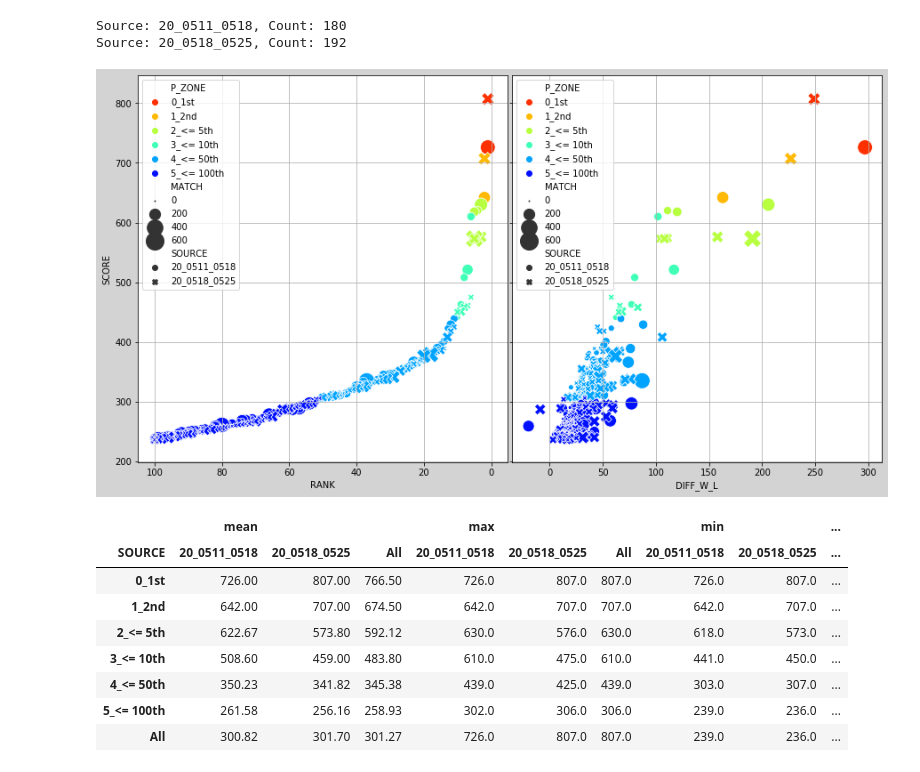
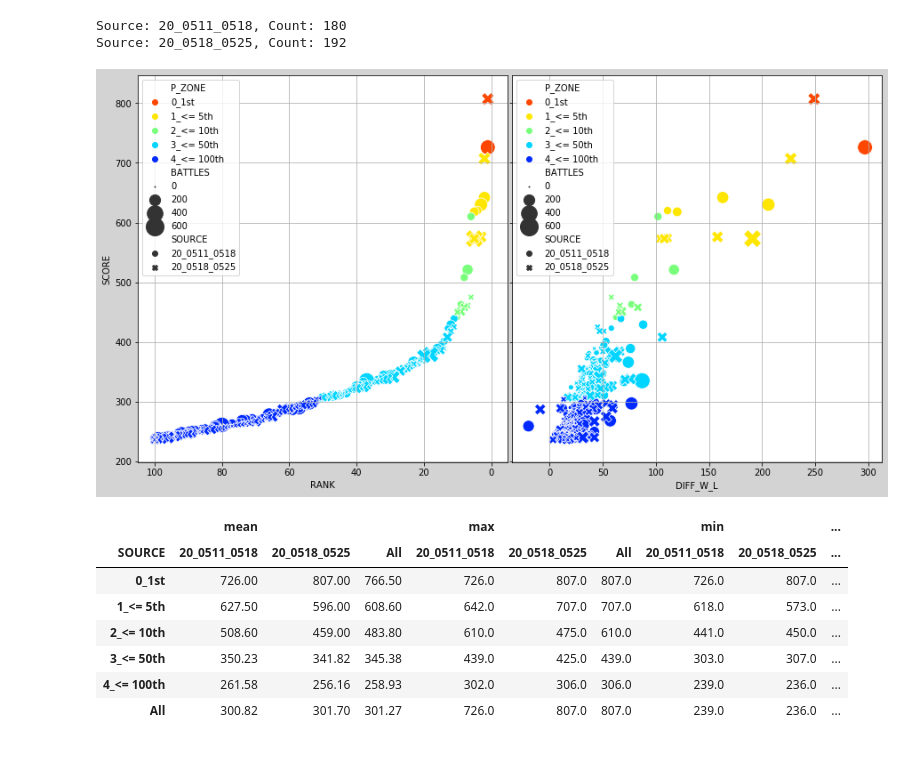
Before and after one commit to taronaldinho/bot_analyzation, a Jupyter notebook: anl_weekly_score.ipynb, the cells around one changed output. Drawn from its saved outputs; the diff is of its cells as text; code cells hidden in the pictures.

```diff
--- a/anl_weekly_score.ipynb
+++ b/anl_weekly_score.ipynb
@@ -9,7 +9,7 @@ pd.options.display.precision = 2
 data_sources = {"20_0511_0518": "./weekly/2020_0511_0518.csv",
                 "20_0518_0525": "./weekly/2020_0518_0525.csv"}
 
-df = pd.DataFrame(columns=("RANK","MATCH", "WIN", "LOSE", "DRAW", "SCORE"))
+df = pd.DataFrame(columns=("RANK","BATTLES", "WIN", "LOSE", "DRAW", "SCORE"))
 
 for k, v in data_sources.items():
     tmp = pd.read_csv(v, encoding="utf8", dtype="float")
@@ -26,49 +26,46 @@ Source: 20_0518_0525, Count: 192
 def get_prize_zone(rank):
     if rank == 1:
         return "0_1st"
-    elif rank == 2:
-        return "1_2nd"
     elif rank <= 5:
-        return "2_<= 5th"
+        return "1_<= 5th"
     elif rank <= 10:
-        return "3_<= 10th"
+        return "2_<= 10th"
     elif rank <= 50:
-        return "4_<= 50th"
+        return "3_<= 50th"
     elif rank<= 100:
-        return "5_<= 100th"
+        return "4_<= 100th"
     else:
-        return "out of zone"
+        return "5_out of zone"
 
-df["P_ZONE"] = df["RANK"].apply(get_zone)
+df["P_ZONE"] = df["RANK"].apply(get_prize_zone)
 # %%
-df["WIN_RATIO"] = df["WIN"]/df["MATCH"]  # 勝率
+df["WIN_RATIO"] = df["WIN"]/df["BATTLES"]  # 勝率
 df["DIFF_W_L"] = df["WIN"]-df["LOSE"]  # 勝敗の差
 # %%
 fig, ax = plt.subplots(1, 2, facecolor="lightgray",
                        sharey=True, figsize=(15,8))
 fig.subplots_adjust(wspace=0.01)
 
 sns.scatterplot("RANK", "SCORE", hue="P_ZONE", palette="jet_r",
-                style="SOURCE", size="MATCH", sizes=(1, 400), ax=ax.flatten()[0], data=df)
+                style="SOURCE", size="BATTLES", sizes=(1, 400), ax=ax.flatten()[0], data=df)
 ax.flatten()[0].grid()
 ax.flatten()[0].set_xlim(105, -5)
 
 sns.scatterplot("DIFF_W_L", "SCORE", hue="P_ZONE", palette="jet_r",
-                style="SOURCE", size="MATCH", sizes=(1, 400), ax=ax.flatten()[1], data=df)
+                style="SOURCE", size="BATTLES", sizes=(1, 400), ax=ax.flatten()[1], data=df)
 ax.flatten()[1].grid()
 
 plt.show()
 # %% [output]
-[figure, old version]
+[figure, new version]
 # %%
-pd.pivot_table(df, index="ZONE", columns="SOURCE", values="SCORE", aggfunc=["mean", "max", "min", "std"], margins=True)
+pd.pivot_table(df, index="P_ZONE", columns="SOURCE", values="SCORE", aggfunc=["mean", "max", "min", "std"], margins=True)
 # %% [output]
 |  | mean |  |  | max |  |  | min |  | ... |
 | SOURCE | 20_0511_0518 | 20_0518_0525 | All | 20_0511_0518 | 20_0518_0525 | All | 20_0511_0518 | 20_0518_0525 | ... |
 | 0_1st | 726.00 | 807.00 | 766.50 | 726.0 | 807.0 | 807.0 | 726.0 | 807.0 | ... |
-| 1_2nd | 642.00 | 707.00 | 674.50 | 642.0 | 707.0 | 707.0 | 642.0 | 707.0 | ... |
-| 2_<= 5th | 622.67 | 573.80 | 592.12 | 630.0 | 576.0 | 630.0 | 618.0 | 573.0 | ... |
-| 3_<= 10th | 508.60 | 459.00 | 483.80 | 610.0 | 475.0 | 610.0 | 441.0 | 450.0 | ... |
-| 4_<= 50th | 350.23 | 341.82 | 345.38 | 439.0 | 425.0 | 439.0 | 303.0 | 307.0 | ... |
-| 5_<= 100th | 261.58 | 256.16 | 258.93 | 302.0 | 306.0 | 306.0 | 239.0 | 236.0 | ... |
+| 1_<= 5th | 627.50 | 596.00 | 608.60 | 642.0 | 707.0 | 707.0 | 618.0 | 573.0 | ... |
+| 2_<= 10th | 508.60 | 459.00 | 483.80 | 610.0 | 475.0 | 610.0 | 441.0 | 450.0 | ... |
+| 3_<= 50th | 350.23 | 341.82 | 345.38 | 439.0 | 425.0 | 439.0 | 303.0 | 307.0 | ... |
+| 4_<= 100th | 261.58 | 256.16 | 258.93 | 302.0 | 306.0 | 306.0 | 239.0 | 236.0 | ... |
 | All | 300.82 | 301.70 | 301.27 | 726.0 | 807.0 | 807.0 | 239.0 | 236.0 | ... |
```
Also changed, not shown: 2 other files.
